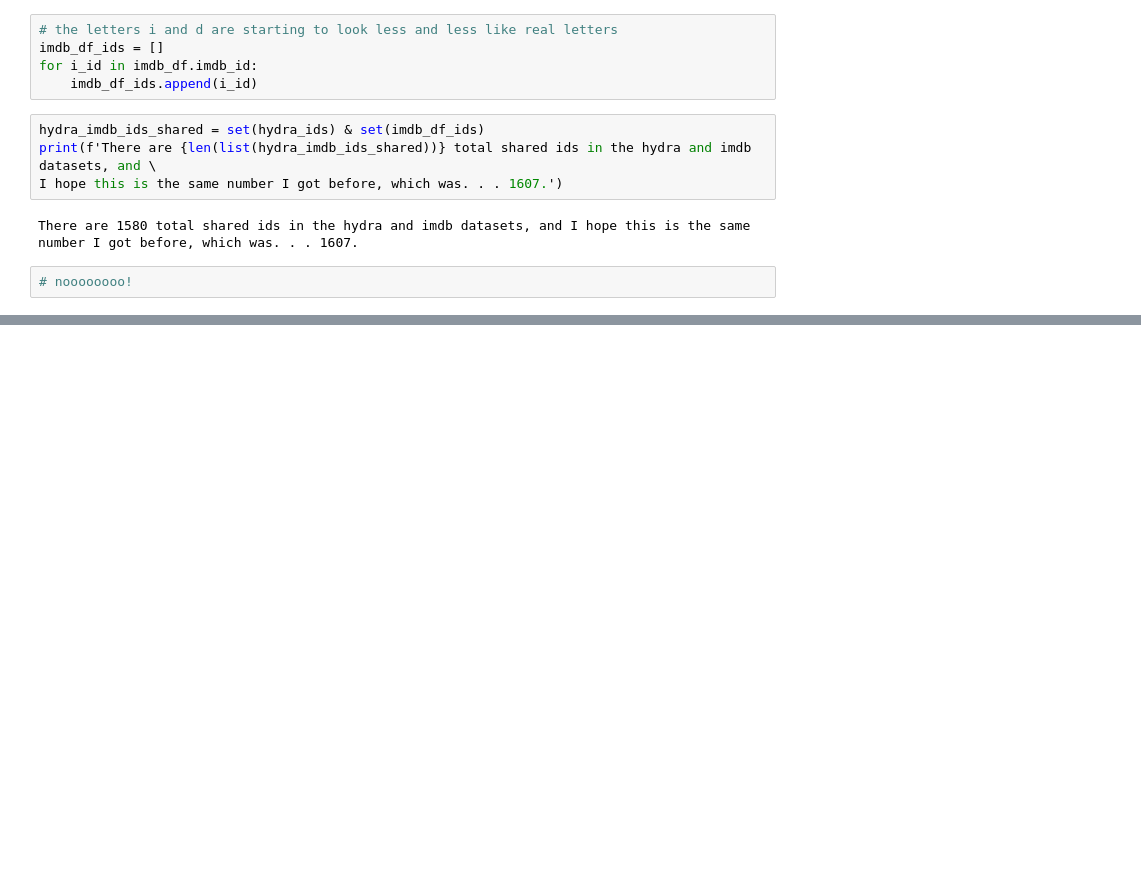
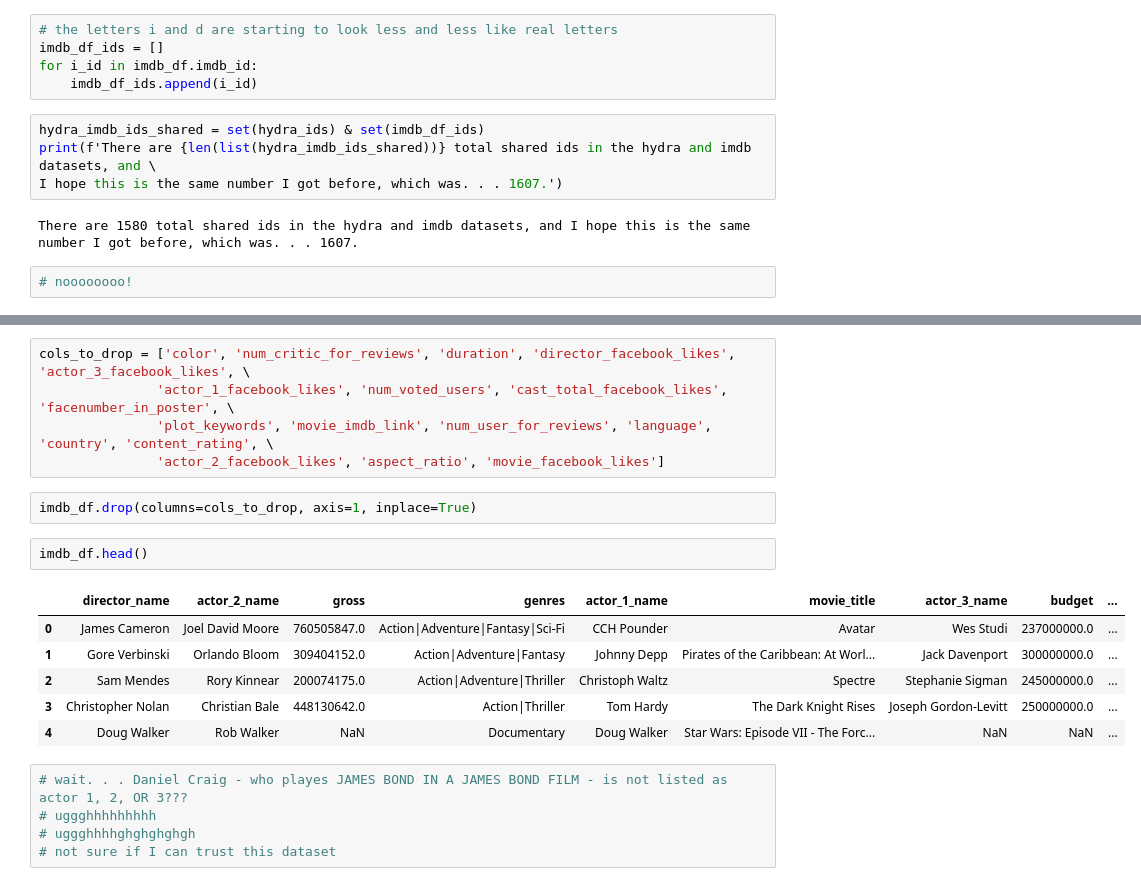
Before and after one commit to MagicMilly/women-in-film-analysis-dashboard, a Jupyter notebook: data_munging.ipynb, the cells around one changed output, grey strips where cells are left out. Saved outputs shown, nothing was run; the diff lists cells and outputs as text; blank space fills up the shorter version.

Commit message:
omg the imdb dataset does not list daniel craig as one of the actors in a james bond film where daniel craig plays james bond

```diff
--- a/data_munging.ipynb
+++ b/data_munging.ipynb
@@ -505,0 +604,21 @@ There are 1580 total shared ids in the hydra and imdb datasets, and I hope this
+# %%
+cols_to_drop = ['color', 'num_critic_for_reviews', 'duration', 'director_facebook_likes', 'actor_3_facebook_likes', \
+               'actor_1_facebook_likes', 'num_voted_users', 'cast_total_facebook_likes', 'facenumber_in_poster', \
+               'plot_keywords', 'movie_imdb_link', 'num_user_for_reviews', 'language', 'country', 'content_rating', \
+               'actor_2_facebook_likes', 'aspect_ratio', 'movie_facebook_likes']
+# %%
+imdb_df.drop(columns=cols_to_drop, axis=1, inplace=True)
+# %%
+imdb_df.head()
+# %% [output]
+|  | director_name | actor_2_name | gross | genres | actor_1_name | movie_title | actor_3_name | budget | ... |
+| 0 | James Cameron | Joel David Moore | 760505847.0 | Action|Adventure|Fantasy|Sci-Fi | CCH Pounder | Avatar | Wes Studi | 237000000.0 | ... |
+| 1 | Gore Verbinski | Orlando Bloom | 309404152.0 | Action|Adventure|Fantasy | Johnny Depp | Pirates of the Caribbean: At Worl... | Jack Davenport | 300000000.0 | ... |
+| 2 | Sam Mendes | Rory Kinnear | 200074175.0 | Action|Adventure|Thriller | Christoph Waltz | Spectre | Stephanie Sigman | 245000000.0 | ... |
+| 3 | Christopher Nolan | Christian Bale | 448130642.0 | Action|Thriller | Tom Hardy | The Dark Knight Rises | Joseph Gordon-Levitt | 250000000.0 | ... |
+| 4 | Doug Walker | Rob Walker | NaN | Documentary | Doug Walker | Star Wars: Episode VII - The Forc... | NaN | NaN | ... |
+# %%
+# wait. . . Daniel Craig - who playes JAMES BOND IN A JAMES BOND FILM - is not listed as actor 1, 2, OR 3???
+# uggghhhhhhhhh
+# uggghhhhghghghghgh
+# not sure if I can trust this dataset
```
Also changed, not shown: parts of 14 cells of this notebook.
